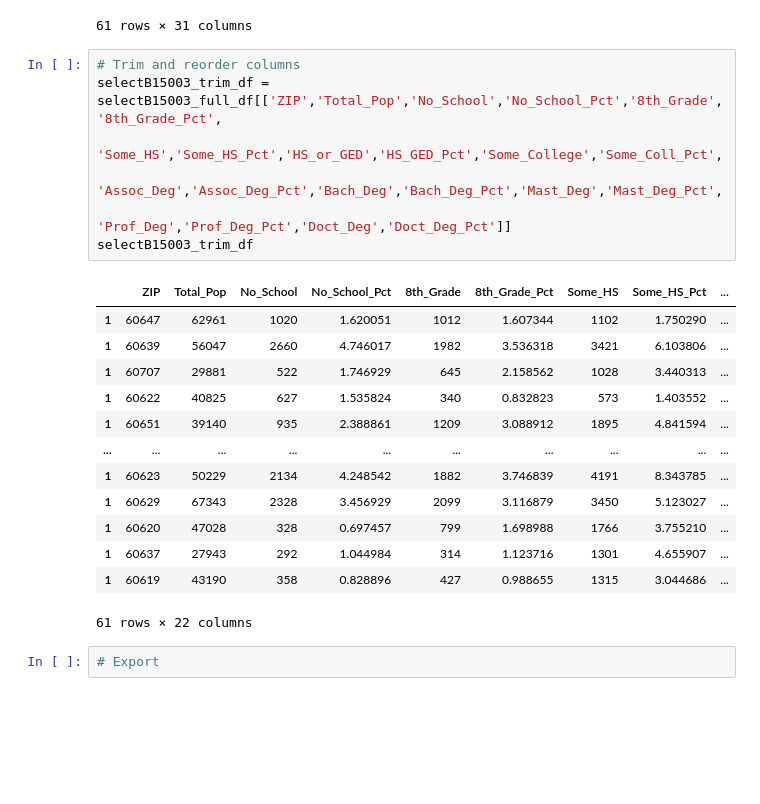
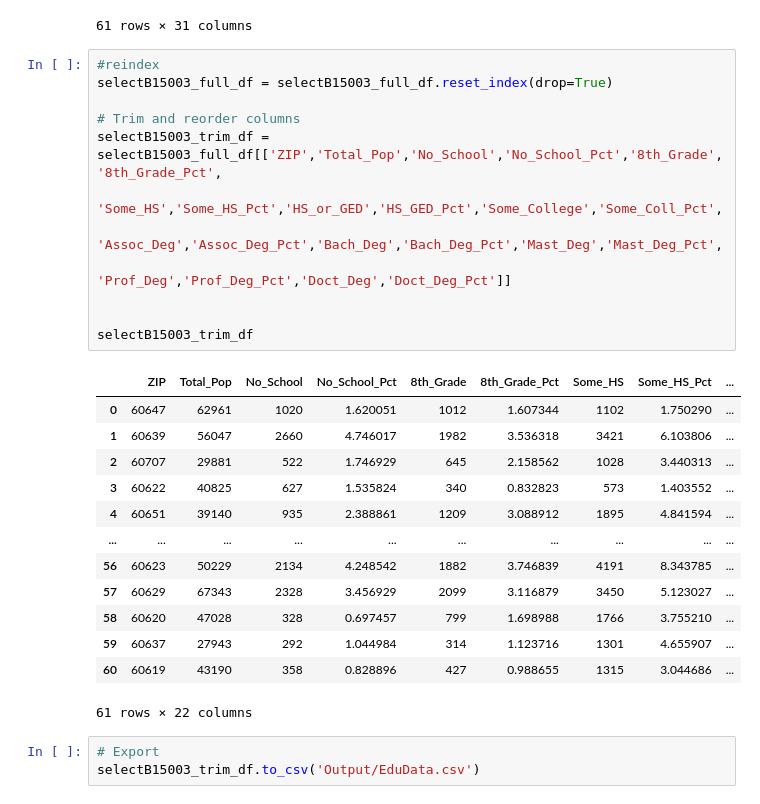
Before and after one commit to eisenba/etl_project, a Jupyter notebook: censusdata/CensusData.ipynb, the cells around one changed output. Cells and saved outputs as stored; diff of their text form; blank space fills up the shorter version.

Commit message:
Adds export

```diff
--- a/censusdata/CensusData.ipynb
+++ b/censusdata/CensusData.ipynb
@@ -206,25 +206,31 @@ selectB15003_full_df
 | 1 | 8600000US60619 | 43190 | 358 | 427 | 361 | 954 | 1853 | 727 | ... |
 61 rows × 31 columns
 # %%
+#reindex
+selectB15003_full_df = selectB15003_full_df.reset_index(drop=True)
+
 # Trim and reorder columns
 selectB15003_trim_df = selectB15003_full_df[['ZIP','Total_Pop','No_School','No_School_Pct','8th_Grade','8th_Grade_Pct',
                                             'Some_HS','Some_HS_Pct','HS_or_GED','HS_GED_Pct','Some_College','Some_Coll_Pct',
                                             'Assoc_Deg','Assoc_Deg_Pct','Bach_Deg','Bach_Deg_Pct','Mast_Deg','Mast_Deg_Pct',
                                             'Prof_Deg','Prof_Deg_Pct','Doct_Deg','Doct_Deg_Pct']]
+
+
 selectB15003_trim_df
 # %% [output]
 |  | ZIP | Total_Pop | No_School | No_School_Pct | 8th_Grade | 8th_Grade_Pct | Some_HS | Some_HS_Pct | ... |
-| 1 | 60647 | 62961 | 1020 | 1.620051 | 1012 | 1.607344 | 1102 | 1.750290 | ... |
+| 0 | 60647 | 62961 | 1020 | 1.620051 | 1012 | 1.607344 | 1102 | 1.750290 | ... |
 | 1 | 60639 | 56047 | 2660 | 4.746017 | 1982 | 3.536318 | 3421 | 6.103806 | ... |
-| 1 | 60707 | 29881 | 522 | 1.746929 | 645 | 2.158562 | 1028 | 3.440313 | ... |
-| 1 | 60622 | 40825 | 627 | 1.535824 | 340 | 0.832823 | 573 | 1.403552 | ... |
-| 1 | 60651 | 39140 | 935 | 2.388861 | 1209 | 3.088912 | 1895 | 4.841594 | ... |
+| 2 | 60707 | 29881 | 522 | 1.746929 | 645 | 2.158562 | 1028 | 3.440313 | ... |
+| 3 | 60622 | 40825 | 627 | 1.535824 | 340 | 0.832823 | 573 | 1.403552 | ... |
+| 4 | 60651 | 39140 | 935 | 2.388861 | 1209 | 3.088912 | 1895 | 4.841594 | ... |
 | ... | ... | ... | ... | ... | ... | ... | ... | ... | ... |
-| 1 | 60623 | 50229 | 2134 | 4.248542 | 1882 | 3.746839 | 4191 | 8.343785 | ... |
-| 1 | 60629 | 67343 | 2328 | 3.456929 | 2099 | 3.116879 | 3450 | 5.123027 | ... |
-| 1 | 60620 | 47028 | 328 | 0.697457 | 799 | 1.698988 | 1766 | 3.755210 | ... |
-| 1 | 60637 | 27943 | 292 | 1.044984 | 314 | 1.123716 | 1301 | 4.655907 | ... |
-| 1 | 60619 | 43190 | 358 | 0.828896 | 427 | 0.988655 | 1315 | 3.044686 | ... |
+| 56 | 60623 | 50229 | 2134 | 4.248542 | 1882 | 3.746839 | 4191 | 8.343785 | ... |
+| 57 | 60629 | 67343 | 2328 | 3.456929 | 2099 | 3.116879 | 3450 | 5.123027 | ... |
+| 58 | 60620 | 47028 | 328 | 0.697457 | 799 | 1.698988 | 1766 | 3.755210 | ... |
+| 59 | 60637 | 27943 | 292 | 1.044984 | 314 | 1.123716 | 1301 | 4.655907 | ... |
+| 60 | 60619 | 43190 | 358 | 0.828896 | 427 | 0.988655 | 1315 | 3.044686 | ... |
 61 rows × 22 columns
-# %%
-# Export
+# %%
+# Export
+selectB15003_trim_df.to_csv('Output/EduData.csv')
```
Also changed, not shown: parts of 2 cells of this notebook, 1 other file.
